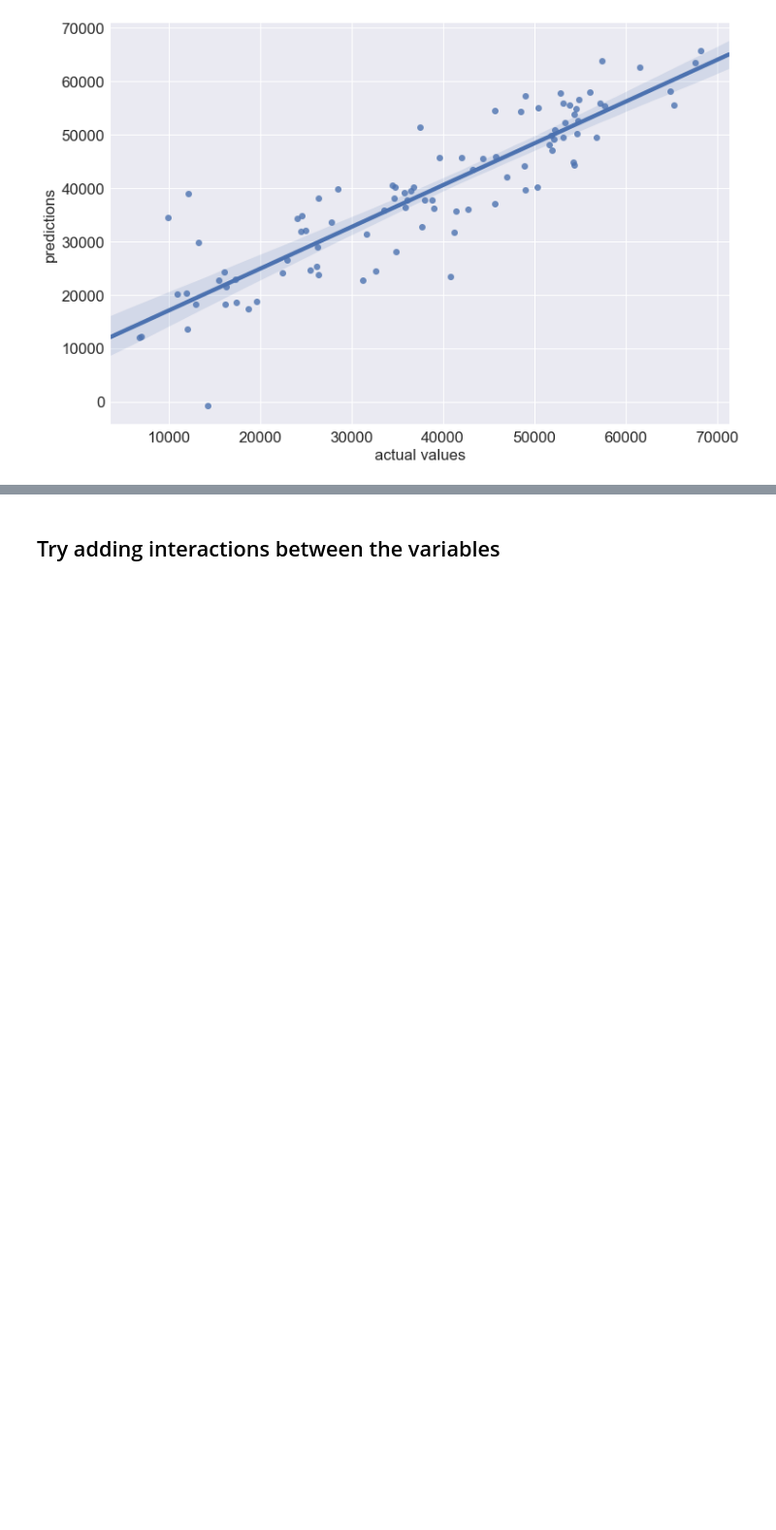
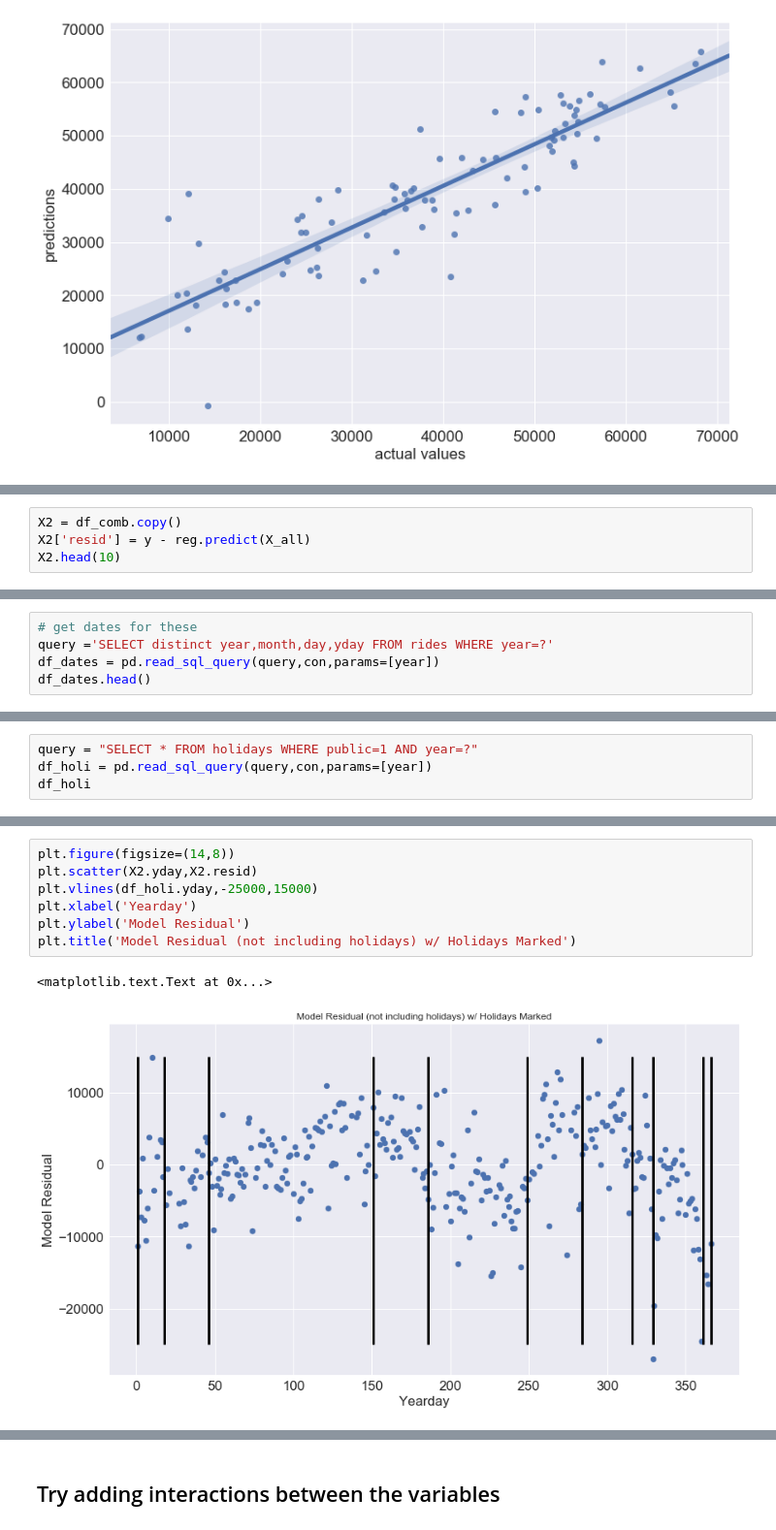
Before and after one commit to andypicke/Springboard_DataScience, a Jupyter notebook: Capstone_1/citibike_regression.ipynb, the cells around one changed output, grey strips where cells are left out. Shown at 97% size. Drawn from its saved outputs; the diff is of its cells as text; blank space fills up the shorter version.

```diff
--- a/Capstone_1/citibike_regression.ipynb
+++ b/Capstone_1/citibike_regression.ipynb
@@ -193,0 +230,4 @@ plt.legend();
+# %%
+X2 = df_comb.copy()
+X2['resid'] = y - reg.predict(X_all)
+X2.head(10)
@@ -193,0 +260,5 @@ plt.legend();
+# %%
+# get dates for these
+query ='SELECT distinct year,month,day,yday FROM rides WHERE year=?'
+df_dates = pd.read_sql_query(query,con,params=[year])
+df_dates.head()
@@ -193,0 +286,4 @@ plt.legend();
+# %%
+query = "SELECT * FROM holidays WHERE public=1 AND year=?"
+df_holi = pd.read_sql_query(query,con,params=[year])
+df_holi
@@ -193,0 +320,10 @@ plt.legend();
+# %%
+plt.figure(figsize=(14,8))
+plt.scatter(X2.yday,X2.resid)
+plt.vlines(df_holi.yday,-25000,15000)
+plt.xlabel('Yearday')
+plt.ylabel('Model Residual')
+plt.title('Model Residual (not including holidays) w/ Holidays Marked')
+# %% [output]
+<matplotlib.text.Text at 0x...>
+[figure, added]
```
Also changed, not shown: parts of 83 cells of this notebook.
